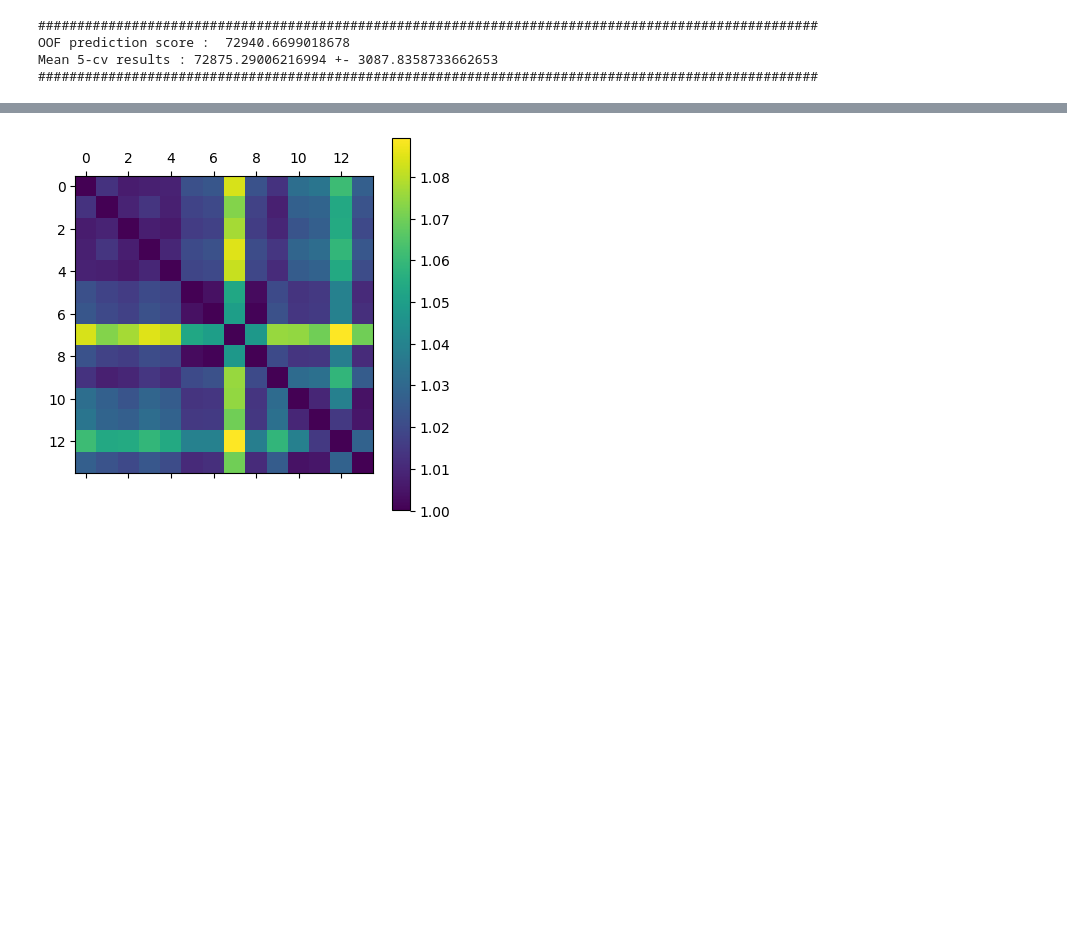
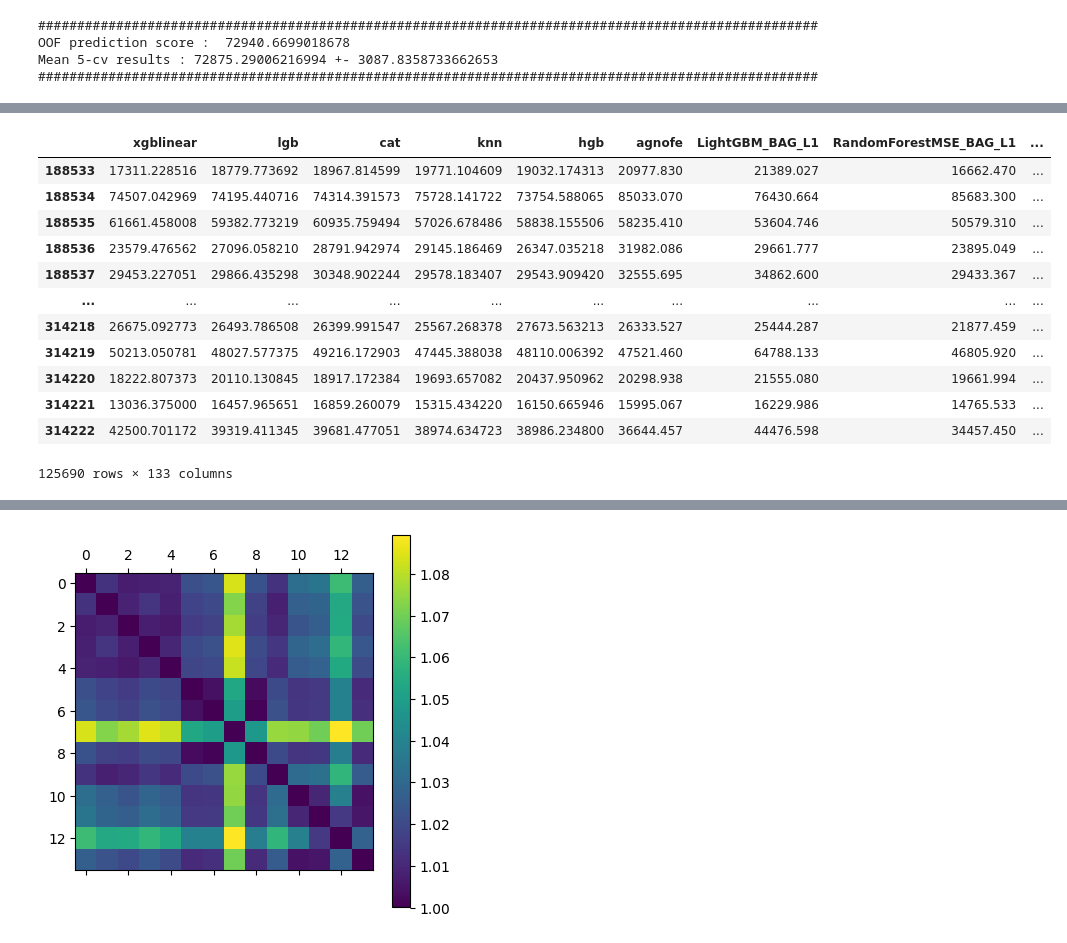
Before and after one commit to yuwei-1/Kaggle-tools, a Jupyter notebook: tuning-final-lgbm.ipynb, the cells around one changed output, grey strips where cells are left out. Cells and saved outputs as stored; diff of their text form; code cells hidden in the pictures; blank space fills up the shorter version.

```diff
--- a/tuning-final-lgbm.ipynb
+++ b/tuning-final-lgbm.ipynb
@@ -575,0 +499,23 @@ best_test.load_saved_prediction_files(additional_predictions)
+# %%
+robhatch = robhatch_test[pred_cols]
+robhatch.index = hillclimber.test_pred.index
+
+full_test_pred = pd.concat([hillclimber.test_pred, pd.read_csv("/Users/yuwei-1/Documents/projects/Kaggle-tools/ktools/modelling/Data/used_cars/PRED_LightAutoMLTestersModels.csv", index_col=0), robhatch], axis=1)
+
+full_test_pred.drop(columns='BLEND', inplace=True)
+full_test_pred
+# full_oof_pred.dropna(inplace=True)
+# %% [output]
+|  | xgblinear | lgb | cat | knn | hgb | agnofe | LightGBM_BAG_L1 | RandomForestMSE_BAG_L1 | ... |
+| 188533 | 17311.228516 | 18779.773692 | 18967.814599 | 19771.104609 | 19032.174313 | 20977.830 | 21389.027 | 16662.470 | ... |
+| 188534 | 74507.042969 | 74195.440716 | 74314.391573 | 75728.141722 | 73754.588065 | 85033.070 | 76430.664 | 85683.300 | ... |
+| 188535 | 61661.458008 | 59382.773219 | 60935.759494 | 57026.678486 | 58838.155506 | 58235.410 | 53604.746 | 50579.310 | ... |
+| 188536 | 23579.476562 | 27096.058210 | 28791.942974 | 29145.186469 | 26347.035218 | 31982.086 | 29661.777 | 23895.049 | ... |
+| 188537 | 29453.227051 | 29866.435298 | 30348.902244 | 29578.183407 | 29543.909420 | 32555.695 | 34862.600 | 29433.367 | ... |
+| ... | ... | ... | ... | ... | ... | ... | ... | ... | ... |
+| 314218 | 26675.092773 | 26493.786508 | 26399.991547 | 25567.268378 | 27673.563213 | 26333.527 | 25444.287 | 21877.459 | ... |
+| 314219 | 50213.050781 | 48027.577375 | 49216.172903 | 47445.388038 | 48110.006392 | 47521.460 | 64788.133 | 46805.920 | ... |
+| 314220 | 18222.807373 | 20110.130845 | 18917.172384 | 19693.657082 | 20437.950962 | 20298.938 | 21555.080 | 19661.994 | ... |
+| 314221 | 13036.375000 | 16457.965651 | 16859.260079 | 15315.434220 | 16150.665946 | 15995.067 | 16229.986 | 14765.533 | ... |
+| 314222 | 42500.701172 | 39319.411345 | 39681.477051 | 38974.634723 | 38986.234800 | 36644.457 | 44476.598 | 34457.450 | ... |
+125690 rows × 133 columns
```
Also changed, not shown: parts of 26 cells of this notebook, 20 other files.
